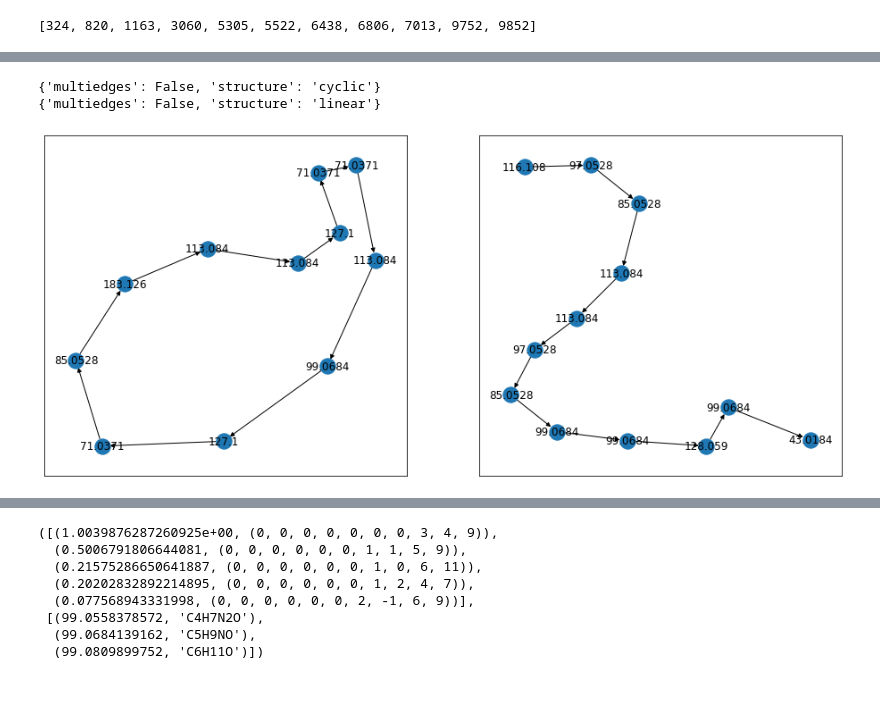
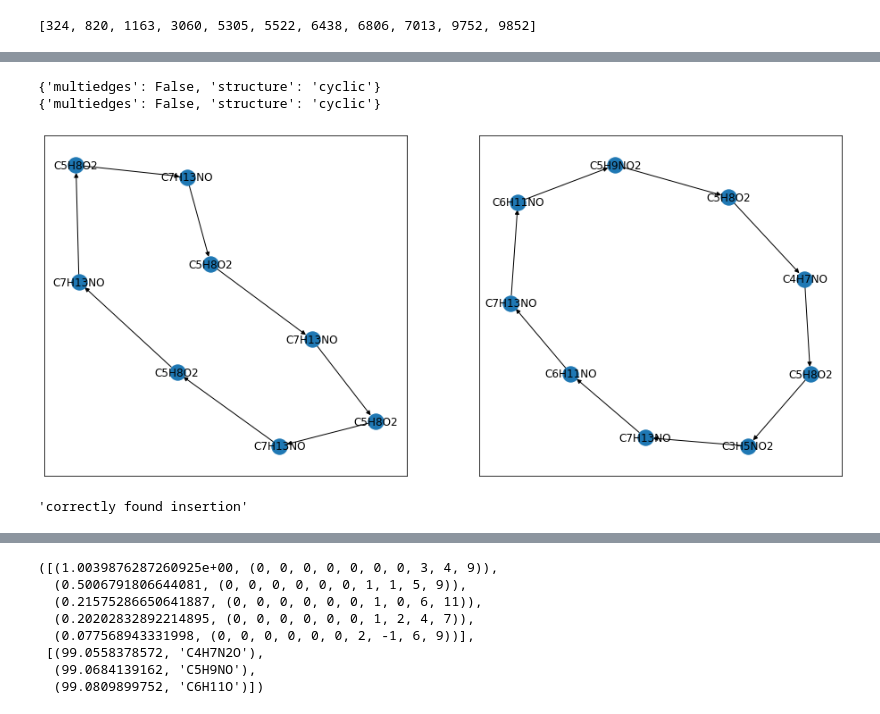
Before and after one commit to Nik9kin/var-scoring, a Jupyter notebook: var_scoring.ipynb, the cells around one changed output, grey strips where cells are left out. Drawn from its saved outputs; the diff is of its cells as text; code cells hidden in the pictures.

```diff
--- a/var_scoring.ipynb
+++ b/var_scoring.ipynb
@@ -996,5 +764,3 @@ def score(spectrum_file, mol_file, scan=-1, blind_search=False, nps=False, p_val
                 val = (aa, float(mass))
         res[feature] = val
     return res
-# %%
-indices = []
@@ -1286,5 +1054,3 @@ def score_spec_db(spectrum_file):
 
     matches.sort()
     return matches
-# %%
-matches = {}
@@ -1291,13 +1059,13 @@ matches = {}
 # %%
-for scan in tqdm(correct_spectra.index):
-    spectrum_file = '../side_sources/gnps_positive_MH_unique/spectra/scan' + str(scan) + '.mgf'
+# for scan in tqdm(correct_spectra.index):
+#     spectrum_file = '../side_sources/gnps_positive_MH_unique/spectra/scan' + str(scan) + '.mgf'
 
-    matches[scan] = score_spec_db(spectrum_file)
-    with open('matches.txt', 'a') as file:
-        file.write(str(scan) + '\nbegin\n')
-        for p_value, ind in matches[scan]:
-            file.write(str(p_value) + ' ' + str(ind[0]) + ' ' + str(ind[1]) + '\n')
-        file.write('end\n')
+#     matches[scan] = score_spec_db(spectrum_file)
+#     with open('matches.txt', 'a') as file:
+#         file.write(str(scan) + '\nbegin\n')
+#         for p_value, ind in matches[scan]:
+#             file.write(str(p_value) + ' ' + str(ind[0]) + ' ' + str(ind[1]) + '\n')
+#         file.write('end\n')
 # %%
 %store -r matches
 # %%
@@ -1326,0 +1255,7 @@ len(matches)
+# %%
+i = 14
+
+plt.figure(figsize=(20, 10))
+plt.hist(modifications_in_pnpdb, bins=400, range=(i - 0.2, i + 0.2))
+# plt.hist(modifications_in_pnpdb, bins=400, range=(71.02, 71.10))
+plt.show()
@@ -1847,24 +1878,28 @@ pnps[pnps.component == 167][['mol_file', 'name', 'mass', 'num_aa', 'formula', 'i
 # %%
 # TEMPORARY
 
-pnp1 = pnp_graphs[2515]
-pnp2 = pnp_graphs[2310]
+pnp1 = pnp_graphs[2265]
+pnp2 = pnp_graphs[2235]
 
 print(pnp1.graph)
 print(pnp2.graph)
 fig = plt.figure(figsize = (16, 7))
 l1 = {}
 l2 = {}
 for i in range(pnp1.number_of_nodes()):
-    l1[i] = pnp1.nodes[i]['mass']
+    l1[i] = pnp1.nodes[i]['formula']
 for i in range(pnp2.number_of_nodes()):
-    l2[i] = pnp2.nodes[i]['mass']
+    l2[i] = pnp2.nodes[i]['formula']
 subax1 = plt.subplot(121)
 nx.draw_networkx(pnp1, labels=l1)
 subax2 = plt.subplot(122)
 nx.draw_networkx(pnp2, labels=l2)
 plt.show()
 # %% [output]
 {'multiedges': False, 'structure': 'cyclic'}
-{'multiedges': False, 'structure': 'linear'}
+{'multiedges': False, 'structure': 'cyclic'}
-[figure, old version]
+[figure, new version]
+# %%
+mod_correctness((0, 299), (0, 2265), 0)
+# %% [output]
+'correctly found insertion'
```
Also changed, not shown: parts of 73 cells of this notebook, 6 other files.
